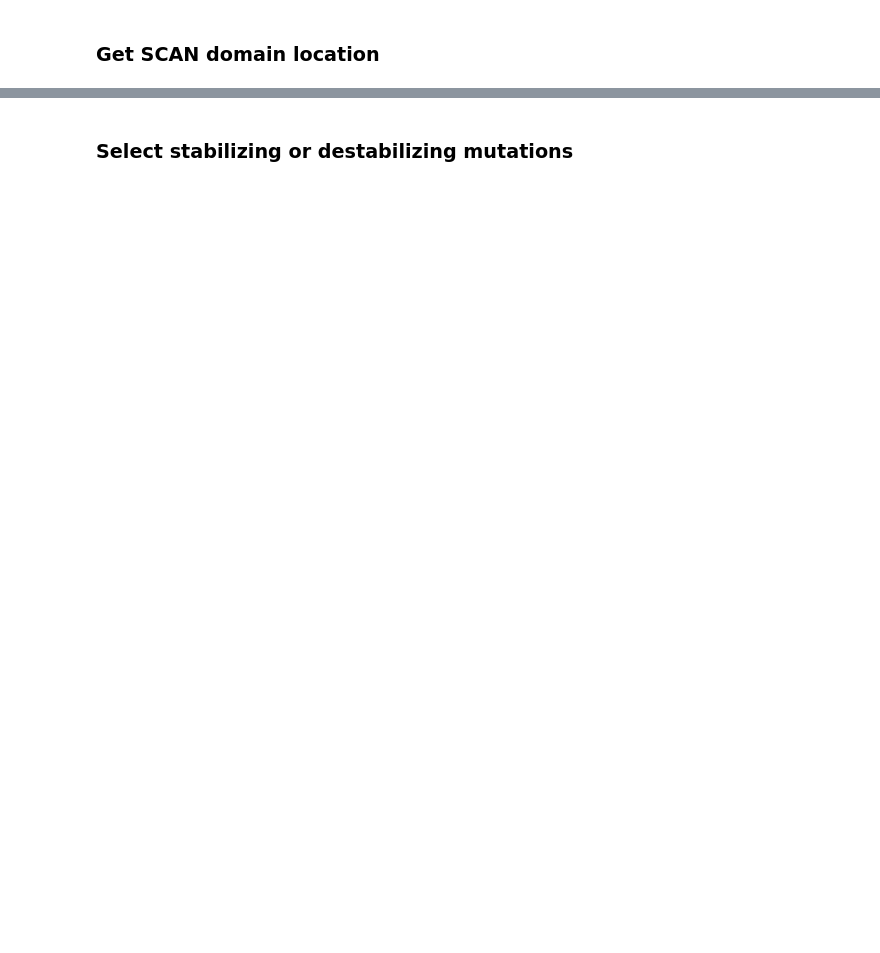
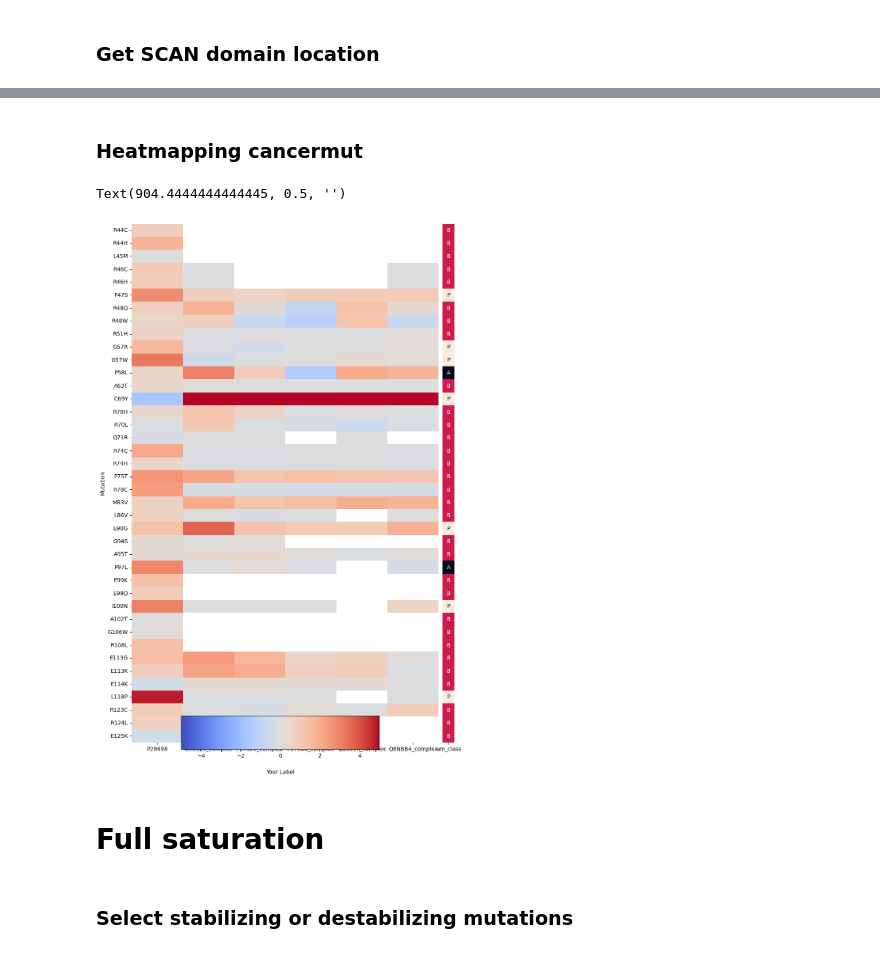
Before and after one commit to thomas-tams-dtu/proteinStructure, a Jupyter notebook: notebooks/09_analysis.ipynb, the cells around one changed output, grey strips where cells are left out. Drawn from its saved outputs; the diff is of its cells as text; code cells hidden in the pictures; blank space fills up the shorter version.

Commit message:
build: added almost all complexes to heatmap

```diff
--- a/notebooks/09_analysis.ipynb
+++ b/notebooks/09_analysis.ipynb
@@ -99,0 +49,20 @@ Number of destabilizing mutations: 0
+# %%
+O95125_complex_energies = pd.read_csv('../data/mutatex/all_energies/O95125_P28698_scand_complex_energies.csv')
+P17028_complex_energies = pd.read_csv('../data/mutatex/all_energies/P17028_P28698_scand_complex_energies.csv')
+P57086_complex_energies = pd.read_csv('../data/mutatex/all_energies/P57086_P28698_scand_complex_energies.csv')
+Q15697_complex_energies = pd.read_csv('../data/mutatex/all_energies/Q15697_P28698_scand_complex_energies.csv')
+Q8NBB4_complex_energies = pd.read_csv('../data/mutatex/all_energies/Q8NBB4_P28698_scand_complex_energies.csv')
+
+# Add start_scan to Residue #
+O95125_complex_energies['Residue #'] = O95125_complex_energies['Residue #'] + start_scan
+P17028_complex_energies['Residue #'] = P17028_complex_energies['Residue #'] + start_scan
+P57086_complex_energies['Residue #'] = P57086_complex_energies['Residue #'] + start_scan
+Q15697_complex_energies['Residue #'] = Q15697_complex_energies['Residue #'] + start_scan
+Q8NBB4_complex_energies['Residue #'] = Q8NBB4_complex_energies['Residue #'] + start_scan
+# %%
+energies_df_dict = {'P28698': P28698_energies,
+                    'O95125_complex': O95125_complex_energies,
+                    'P17028_complex': P17028_complex_energies,
+                    'P57086_complex': P57086_complex_energies,
+                    'Q15697_complex': Q15697_complex_energies,
+                    'Q8NBB4_complex': Q8NBB4_complex_energies}
@@ -100,3 +131,54 @@ Number of destabilizing mutations: 0
+# %% [markdown]
+### Heatmapping cancermut
+# %%
+# Get protein from cmut_ddgs_df
+proteins = cmut_ddgs_df.columns[2:].values
+
+# Create a mapping from categories to letters
+mapping = {'benign': 'B', 'ambiguous': 'A', 'pathogenic': 'P'}
+
+# Create a reverse mapping from letters to integer values
+def reverse_map(x):
+    reverse_map_dict = {'A': 0,
+                        'B': 1,
+                        'P': 2}
+    for key, value in reverse_map_dict.items():
+        if x == key:
+            return value
+
+
+# Apply the mapping to the 'pathogenicity_class' column
+cmut_ddgs_df['am_class'] = cmut_ddgs_df['am_class'].map(mapping)
+
+plt.figure(figsize=(10, 17))
+
+# Create the original heatmap without a colorbar
+ax1 = sns.heatmap(cmut_ddgs_df[proteins], cmap='coolwarm', center=0, cbar=False, vmin=-5, vmax=5)
+
+# Create a new axis for the colorbar at the bottom of the figure
+cbar_ax = plt.gcf().add_axes([0.25, 0.1, 0.5, 0.05])
+
+# Create the colorbar
+cbar = plt.colorbar(ax1.collections[0], cax=cbar_ax, orientation='horizontal')
+
+# Set the label for the colorbar
+cbar.set_label('Your Label', rotation=0, labelpad=20)
+
+
+
+# Create a new axis for the second heatmap
+ax2 = plt.gcf().add_axes([.91, ax1.get_position().y0, .03, ax1.get_position().height])
+
+# Create the second heatmap for the 'pathogenicity_class' column
+sns.heatmap(cmut_ddgs_df['am_class'].apply(lambda x: reverse_map(x)).to_frame(), annot=cmut_ddgs_df[['am_class']], fmt='', cbar=False, yticklabels=False, ax=ax2)
+
+# Remove y-axis label for the second heatmap
+ax2.set_ylabel('')
+# %% [output]
+Text(904.4444444444445, 0.5, '')
+[figure, added]
+# %% [markdown]
+# Full saturation
 # %% [markdown]
 ### Select stabilizing or destabilizing mutations
 # %%
```
Also changed, not shown: parts of 15 cells of this notebook.
